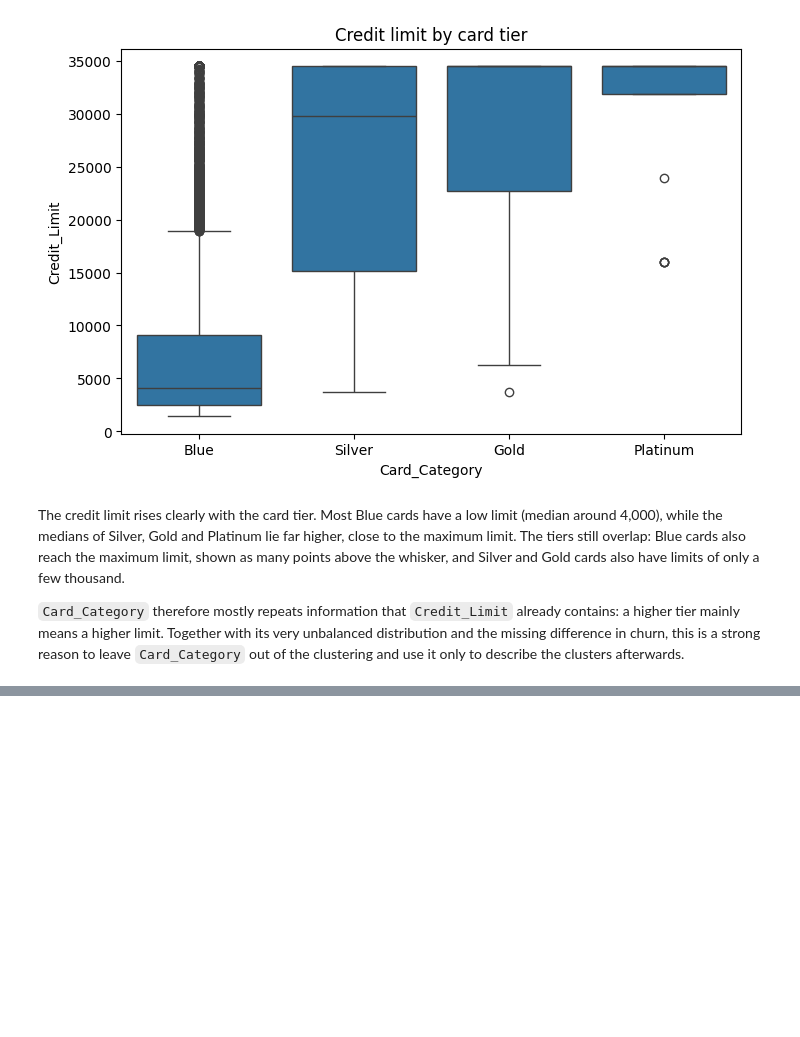
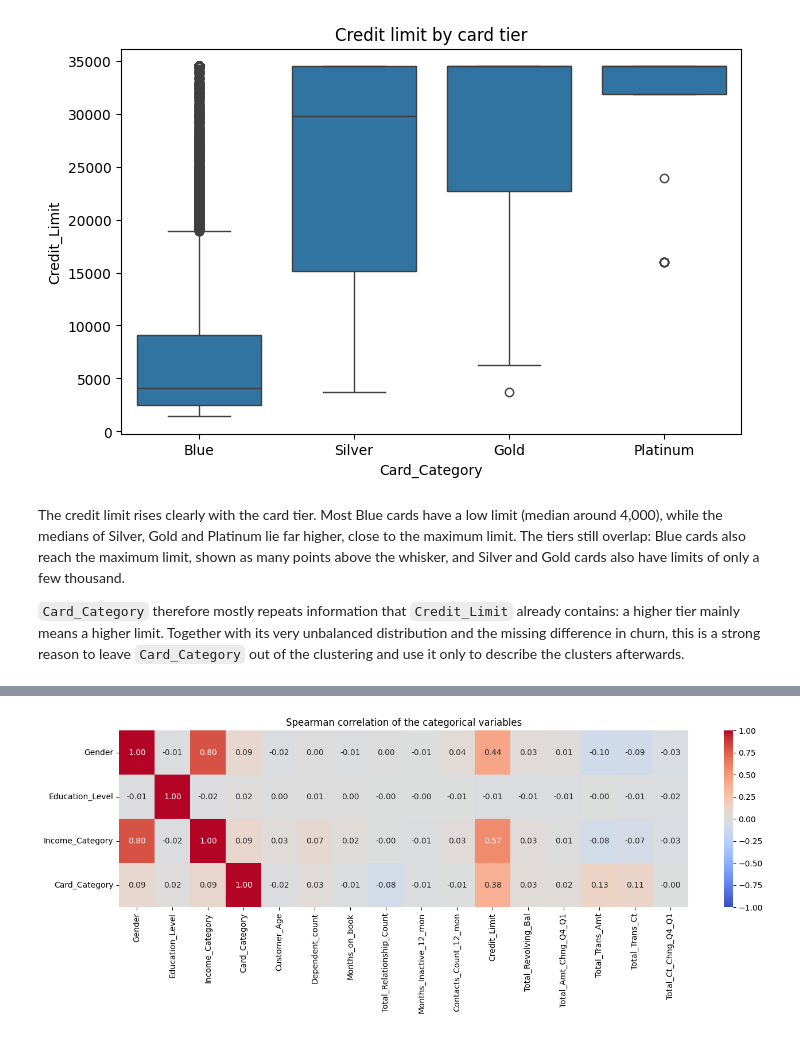
Before and after one commit to d3m1d0s/FoML_projects, a Jupyter notebook: project_1/bankchurners_eda_clustering.ipynb, the cells around one changed output, grey strips where cells are left out. Drawn from its saved outputs; the diff is of its cells as text; code cells hidden in the pictures; blank space fills up the shorter version.

```diff
--- a/project_1/bankchurners_eda_clustering.ipynb
+++ b/project_1/bankchurners_eda_clustering.ipynb
@@ -835,0 +842,16 @@ The credit limit rises clearly with the card tier. Most Blue cards have a low li
+# %%
+cat_ranks = pd.DataFrame({
+    "Gender": (df["Gender"] == "M").astype(int),
+    "Education_Level": df["Education_Level"].cat.codes.replace(-1, np.nan),
+    "Income_Category": df["Income_Category"].cat.codes.replace(-1, np.nan),
+    "Card_Category": df["Card_Category"].cat.codes,
+})
+
+mixed_corr = pd.concat([cat_ranks, df[num_cols]], axis=1).corr(method="spearman").loc[cat_ranks.columns]
+
+plt.figure(figsize=(16, 4))
+sns.heatmap(mixed_corr, annot=True, fmt=".2f", cmap="coolwarm", vmin=-1, vmax=1)
+plt.title("Spearman correlation of the categorical variables")
+plt.show()
+# %% [output]
+[figure, added]
```
Also changed, not shown: parts of 5 cells of this notebook.
